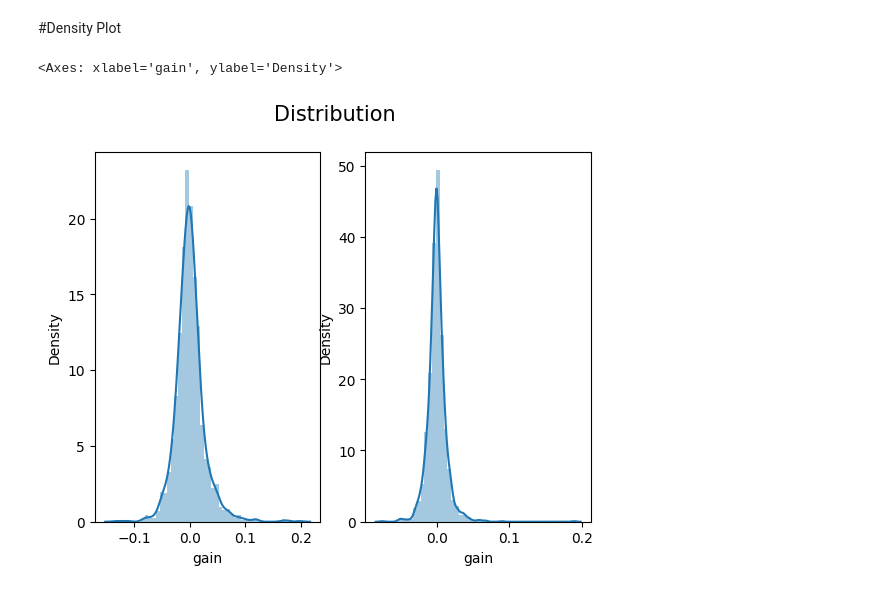
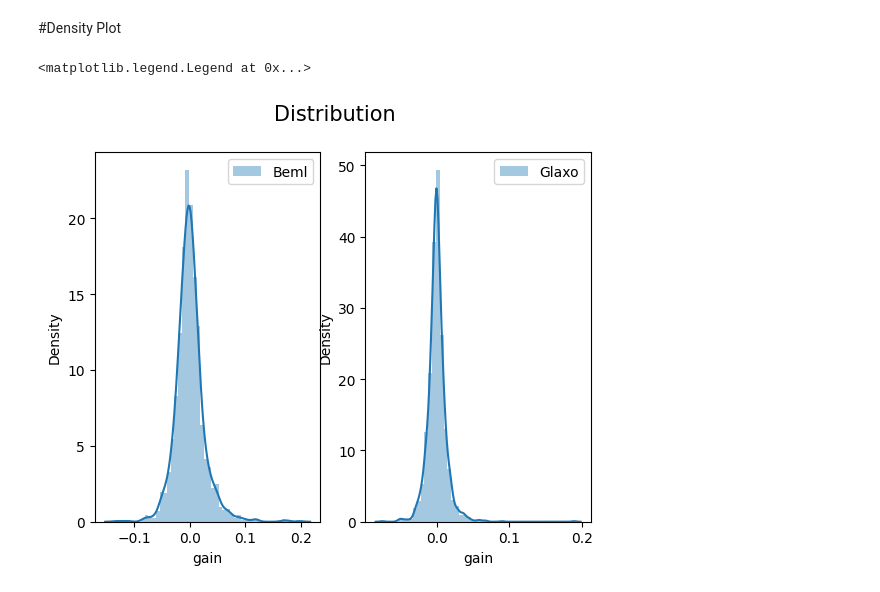
Before and after one commit to CM-007/DS_Python_SL, a Jupyter notebook: Normal_Distribution_Example_stockMarket.ipynb, the cells around one changed output. Drawn from its saved outputs; the diff is of its cells as text; code cells hidden in the pictures.

```diff
--- a/Normal_Distribution_Example_stockMarket.ipynb
+++ b/Normal_Distribution_Example_stockMarket.ipynb
@@ -185,10 +189,12 @@ Text(0, 0.5, 'Gain')
 # %%
 plt.suptitle('Distribution',fontsize=15)
 plt.subplot(1,2,1)
 sn.distplot(beml.gain,label='Beml')
+plt.legend()
 
 plt.subplot(1,2,2)
 sn.distplot(glaxo.gain,label='Glaxo')
+plt.legend()
 # %% [output]
-<Axes: xlabel='gain', ylabel='Density'>
+<matplotlib.legend.Legend at 0x...>
-[figure, old version]
+[figure, new version]
```
Also changed, not shown: parts of 19 cells of this notebook.
